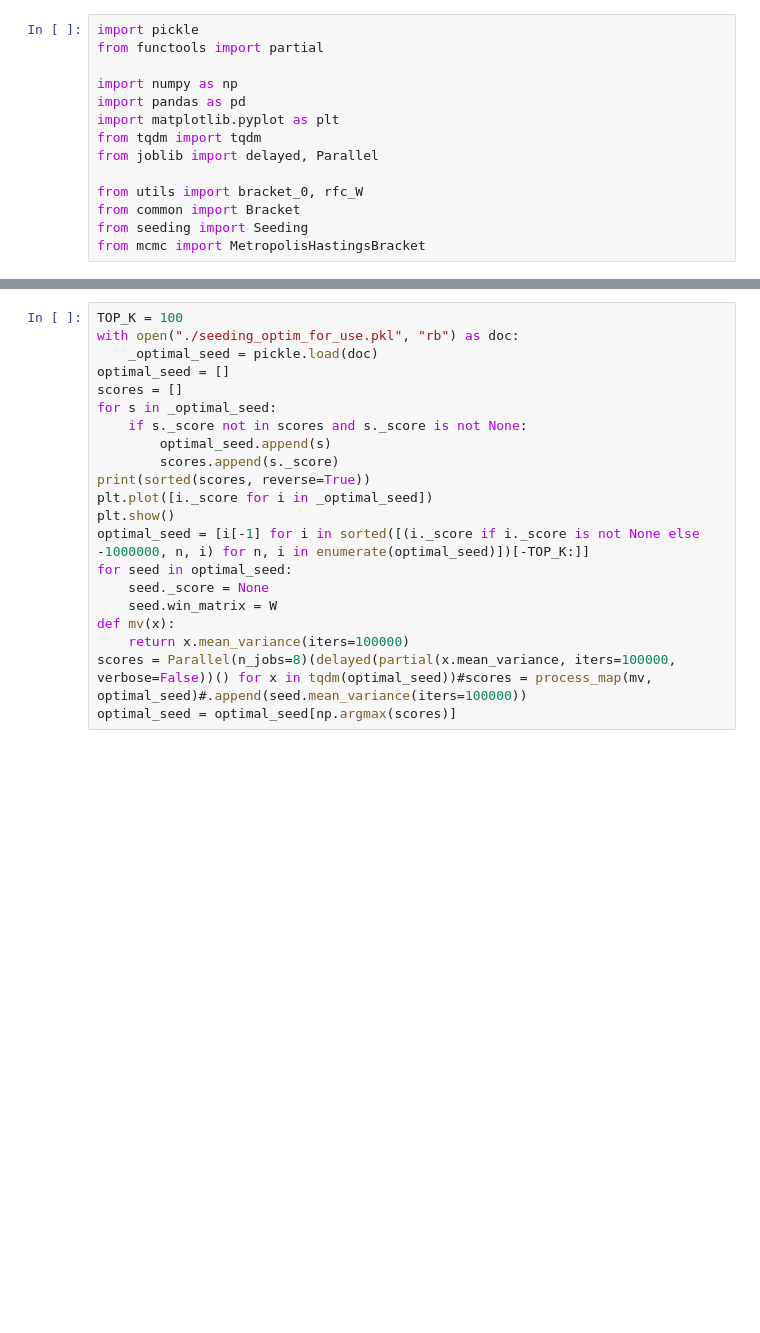
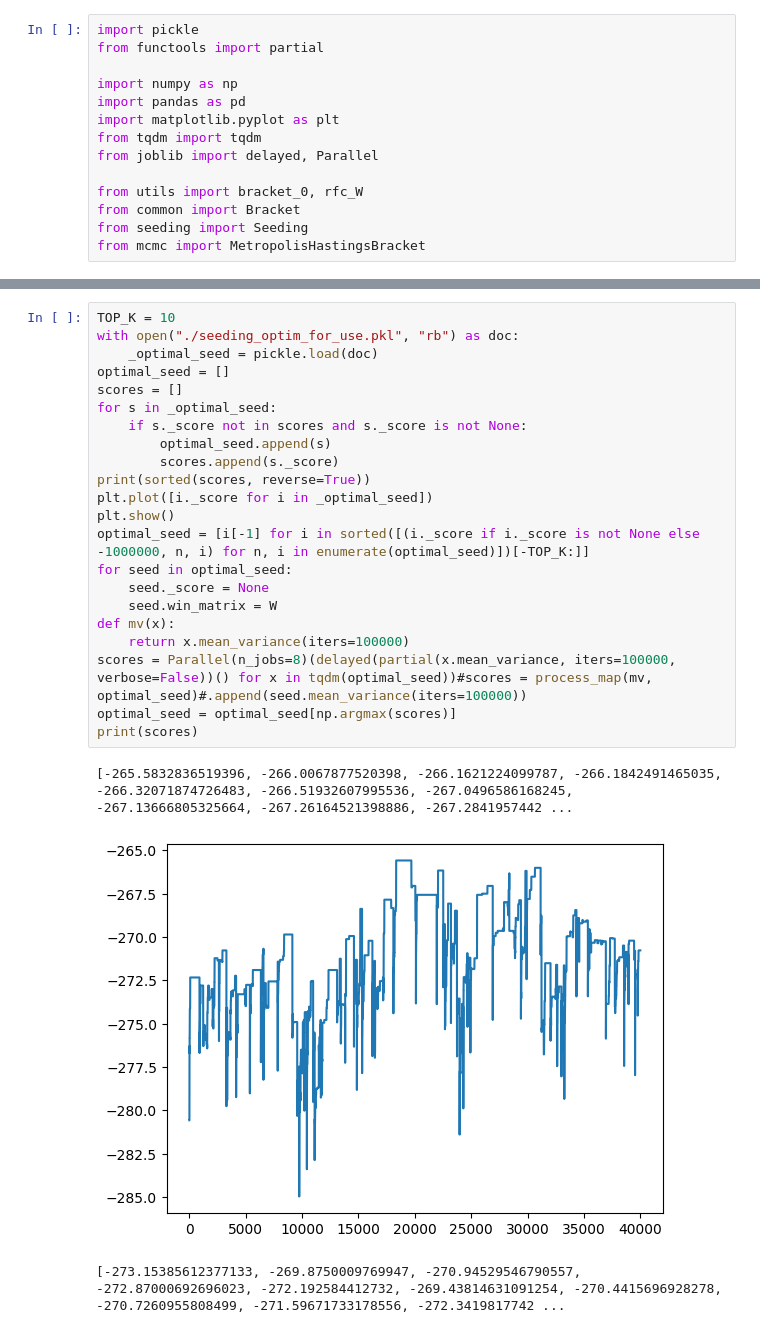
Before and after one commit to jhawgs/StochasticBaskets, a Jupyter notebook: naive_approaches.ipynb, the cells around one changed output, grey strips where cells are left out. Cells and saved outputs as stored; diff of their text form; blank space fills up the shorter version.

```diff
--- a/naive_approaches.ipynb
+++ b/naive_approaches.ipynb
@@ -47,24 +97,29 @@ print(ncaa_seed.mlb.outcome_error(ncaa_seed))
 # %%
-TOP_K = 100
+TOP_K = 10
 with open("./seeding_optim_for_use.pkl", "rb") as doc:
     _optimal_seed = pickle.load(doc)
 optimal_seed = []
 scores = []
 for s in _optimal_seed:
     if s._score not in scores and s._score is not None:
         optimal_seed.append(s)
         scores.append(s._score)
 print(sorted(scores, reverse=True))
 plt.plot([i._score for i in _optimal_seed])
 plt.show()
 optimal_seed = [i[-1] for i in sorted([(i._score if i._score is not None else -1000000, n, i) for n, i in enumerate(optimal_seed)])[-TOP_K:]]
 for seed in optimal_seed:
     seed._score = None
     seed.win_matrix = W
 def mv(x):
     return x.mean_variance(iters=100000)
 scores = Parallel(n_jobs=8)(delayed(partial(x.mean_variance, iters=100000, verbose=False))() for x in tqdm(optimal_seed))#scores = process_map(mv, optimal_seed)#.append(seed.mean_variance(iters=100000))
 optimal_seed = optimal_seed[np.argmax(scores)]
+print(scores)
+# %% [output]
+[-265.5832836519396, -266.0067877520398, -266.1621224099787, -266.1842491465035, -266.32071874726483, -266.51932607995536, -267.0496586168245, -267.13666805325664, -267.26164521398886, -267.2841957442 ...
+[figure, added]
+[-273.15385612377133, -269.8750009769947, -270.94529546790557, -272.87000692696023, -272.192584412732, -269.43814631091254, -270.4415696928278, -270.7260955808499, -271.59671733178556, -272.3419817742 ...
 # %%
 optimal_seed.win_matrix = W
 print(optimal_seed)
```
Also changed, not shown: parts of 6 cells of this notebook.
